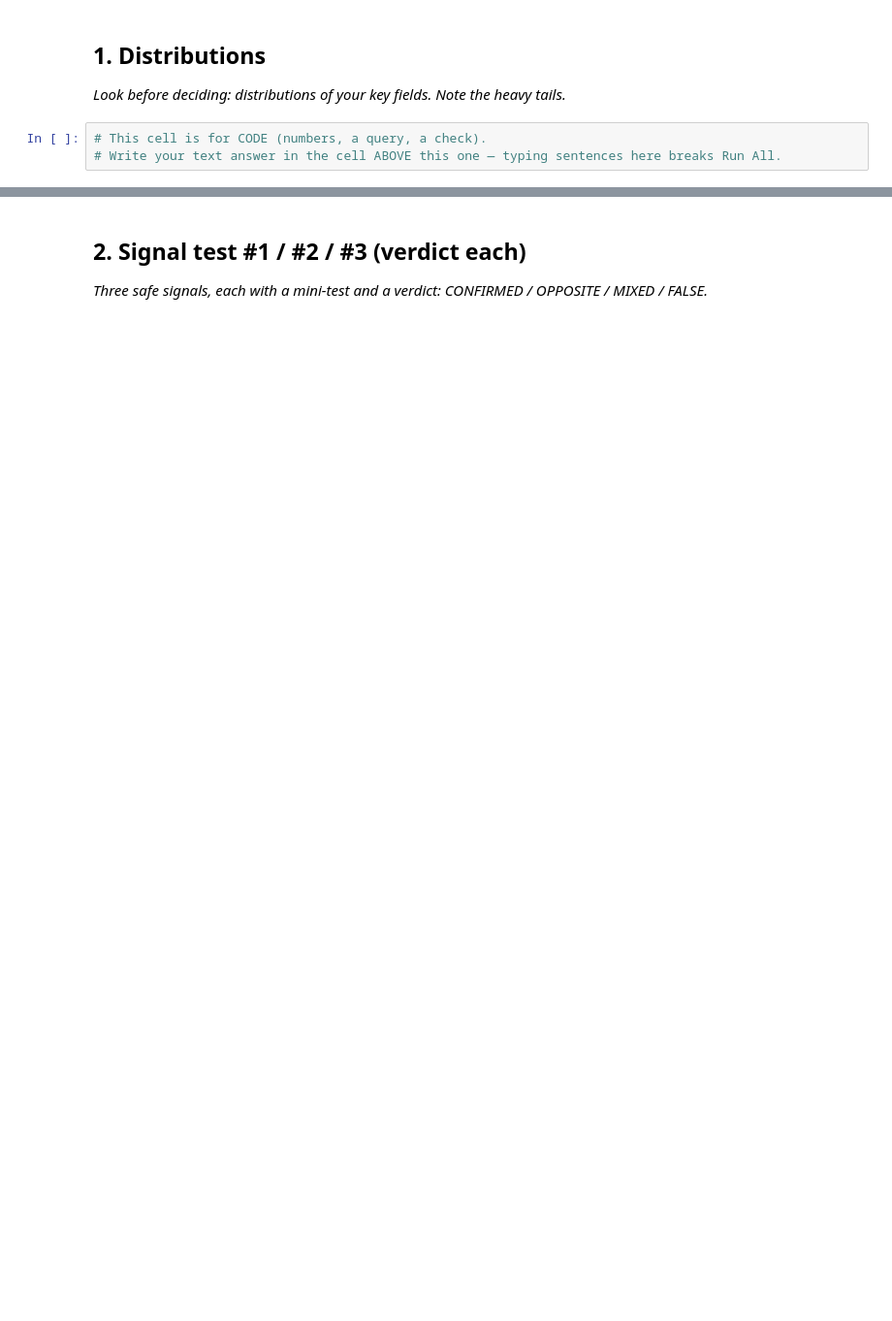
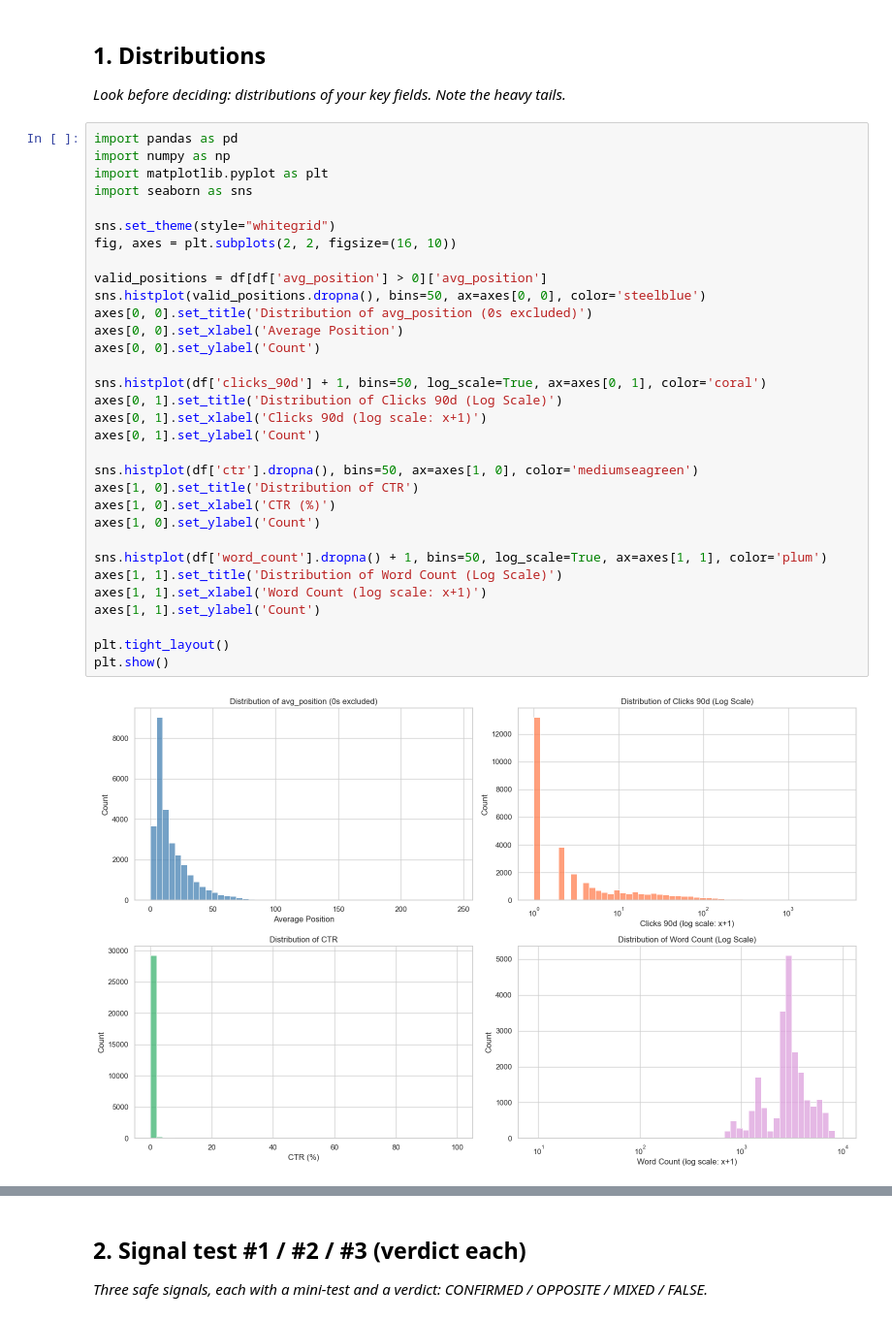
Before and after one commit to gaurav443201/flyrank-ml-internship-work, a Jupyter notebook: work/notebooks/w04_signal_audit.ipynb, the cells around one changed output, grey strips where cells are left out. Shown at 97% size. Cells and saved outputs as stored; diff of their text form; blank space fills up the shorter version.

```diff
--- a/work/notebooks/w04_signal_audit.ipynb
+++ b/work/notebooks/w04_signal_audit.ipynb
@@ -10,6 +10,37 @@ This skeleton is yours to fill. Work the sections **in order** — each one has
 ## 1. Distributions
 
 *Look before deciding: distributions of your key fields. Note the heavy tails.*
-# %%
-# This cell is for CODE (numbers, a query, a check).
-# Write your text answer in the cell ABOVE this one — typing sentences here breaks Run All.
+# %%
+import pandas as pd
+import numpy as np
+import matplotlib.pyplot as plt
+import seaborn as sns
+
+sns.set_theme(style="whitegrid")
+fig, axes = plt.subplots(2, 2, figsize=(16, 10))
+
+valid_positions = df[df['avg_position'] > 0]['avg_position']
+sns.histplot(valid_positions.dropna(), bins=50, ax=axes[0, 0], color='steelblue')
+axes[0, 0].set_title('Distribution of avg_position (0s excluded)')
+axes[0, 0].set_xlabel('Average Position')
+axes[0, 0].set_ylabel('Count')
+
+sns.histplot(df['clicks_90d'] + 1, bins=50, log_scale=True, ax=axes[0, 1], color='coral')
+axes[0, 1].set_title('Distribution of Clicks 90d (Log Scale)')
+axes[0, 1].set_xlabel('Clicks 90d (log scale: x+1)')
+axes[0, 1].set_ylabel('Count')
+
+sns.histplot(df['ctr'].dropna(), bins=50, ax=axes[1, 0], color='mediumseagreen')
+axes[1, 0].set_title('Distribution of CTR')
+axes[1, 0].set_xlabel('CTR (%)')
+axes[1, 0].set_ylabel('Count')
+
+sns.histplot(df['word_count'].dropna() + 1, bins=50, log_scale=True, ax=axes[1, 1], color='plum')
+axes[1, 1].set_title('Distribution of Word Count (Log Scale)')
+axes[1, 1].set_xlabel('Word Count (log scale: x+1)')
+axes[1, 1].set_ylabel('Count')
+
+plt.tight_layout()
+plt.show()
+# %% [output]
+[figure, added]
```
Also changed, not shown: parts of 15 cells of this notebook.
